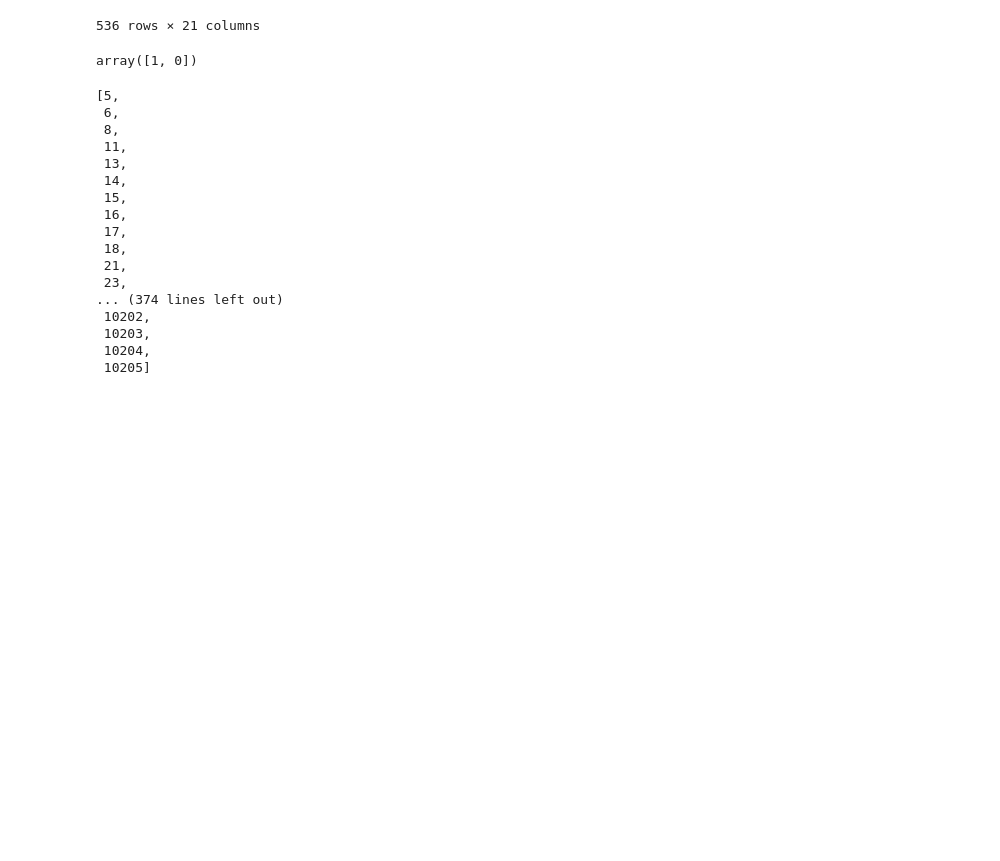
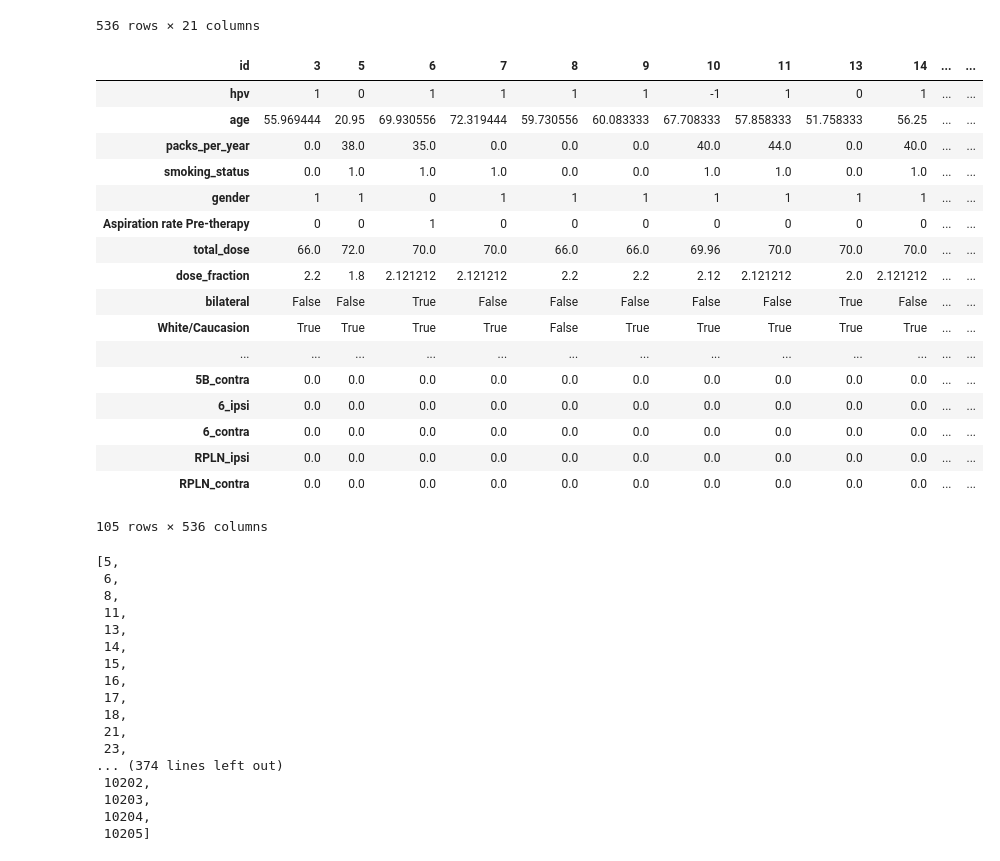
Before and after one commit to uic-evl/DigitalTwinVis, a Jupyter notebook: python/Preprocessing.ipynb, the cells around one changed output. Saved outputs shown, nothing was run; the diff lists cells and outputs as text; code cells hidden in the pictures; blank space fills up the shorter version.

Commit message:
fixed some issues with the data input preprocessing

```diff
--- a/python/Preprocessing.ipynb
+++ b/python/Preprocessing.ipynb
@@ -39,10 +30,27 @@ pd.read_csv('../data/digital_twin_ln_monograms.csv')
 536 rows × 21 columns
 # %%
 data = DTDataset(use_smote=True)
-data.get_input_state(require=[Const.decisions[0]],step=2).loc[:,Const.decisions[1]].unique()
+data.processed_df.T
 # data.processed_df#.shape, len(data.processed_df.index.unique())
 # %% [output]
+| id | 3 | 5 | 6 | 7 | 8 | 9 | 10 | 11 | 13 | 14 | ... | ... |
+| hpv | 1 | 0 | 1 | 1 | 1 | 1 | -1 | 1 | 0 | 1 | ... | ... |
+| age | 55.969444 | 20.95 | 69.930556 | 72.319444 | 59.730556 | 60.083333 | 67.708333 | 57.858333 | 51.758333 | 56.25 | ... | ... |
+| packs_per_year | 0.0 | 38.0 | 35.0 | 0.0 | 0.0 | 0.0 | 40.0 | 44.0 | 0.0 | 40.0 | ... | ... |
+| smoking_status | 0.0 | 1.0 | 1.0 | 1.0 | 0.0 | 0.0 | 1.0 | 1.0 | 0.0 | 1.0 | ... | ... |
+| gender | 1 | 1 | 0 | 1 | 1 | 1 | 1 | 1 | 1 | 1 | ... | ... |
+| Aspiration rate Pre-therapy | 0 | 0 | 1 | 0 | 0 | 0 | 0 | 0 | 0 | 0 | ... | ... |
+| total_dose | 66.0 | 72.0 | 70.0 | 70.0 | 66.0 | 66.0 | 69.96 | 70.0 | 70.0 | 70.0 | ... | ... |
+| dose_fraction | 2.2 | 1.8 | 2.121212 | 2.121212 | 2.2 | 2.2 | 2.12 | 2.121212 | 2.0 | 2.121212 | ... | ... |
+| bilateral | False | False | True | False | False | False | False | False | True | False | ... | ... |
+| White/Caucasion | True | True | True | True | False | True | True | True | True | True | ... | ... |
+| ... | ... | ... | ... | ... | ... | ... | ... | ... | ... | ... | ... | ... |
+| 5B_contra | 0.0 | 0.0 | 0.0 | 0.0 | 0.0 | 0.0 | 0.0 | 0.0 | 0.0 | 0.0 | ... | ... |
+| 6_ipsi | 0.0 | 0.0 | 0.0 | 0.0 | 0.0 | 0.0 | 0.0 | 0.0 | 0.0 | 0.0 | ... | ... |
+| 6_contra | 0.0 | 0.0 | 0.0 | 0.0 | 0.0 | 0.0 | 0.0 | 0.0 | 0.0 | 0.0 | ... | ... |
+| RPLN_ipsi | 0.0 | 0.0 | 0.0 | 0.0 | 0.0 | 0.0 | 0.0 | 0.0 | 0.0 | 0.0 | ... | ... |
+| RPLN_contra | 0.0 | 0.0 | 0.0 | 0.0 | 0.0 | 0.0 | 0.0 | 0.0 | 0.0 | 0.0 | ... | ... |
-array([1, 0])
+105 rows × 536 columns
 # %%
 get_tt_split()[0]
 # %% [output]
```
Also changed, not shown: parts of 17 cells of this notebook, 7 other files.
